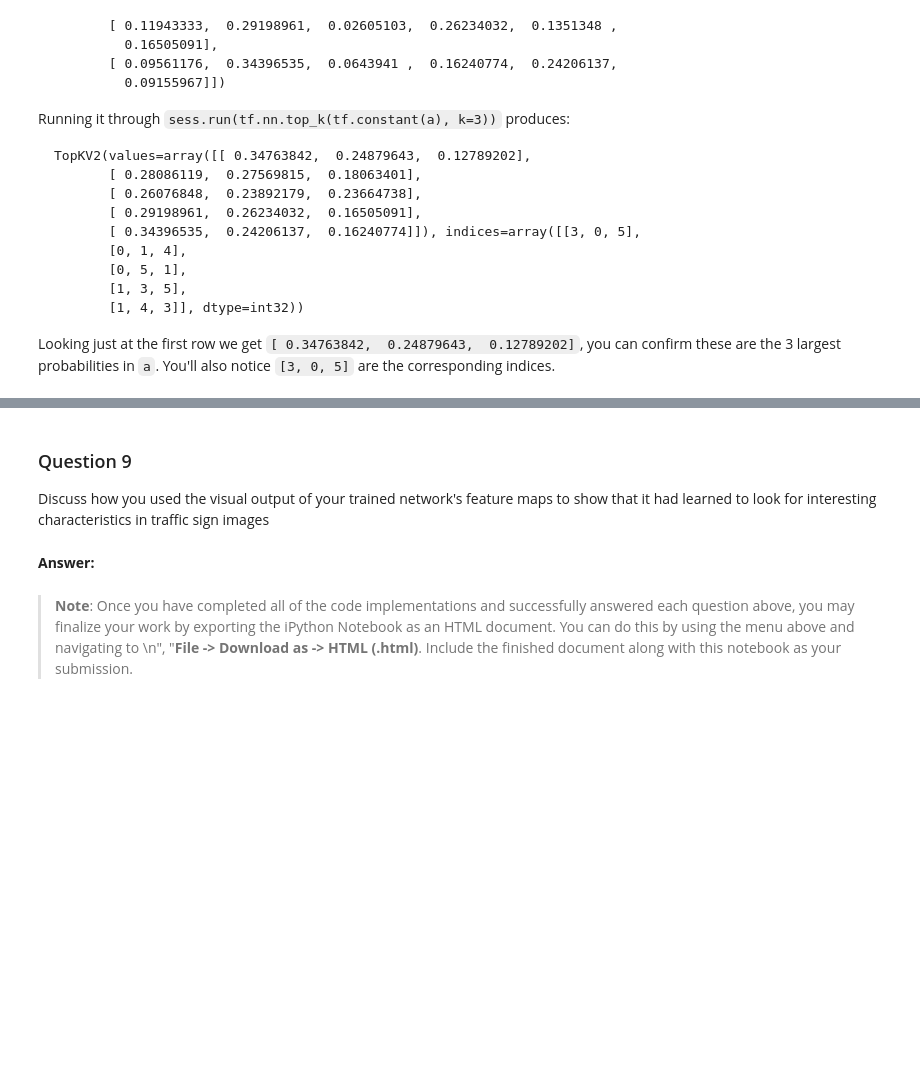
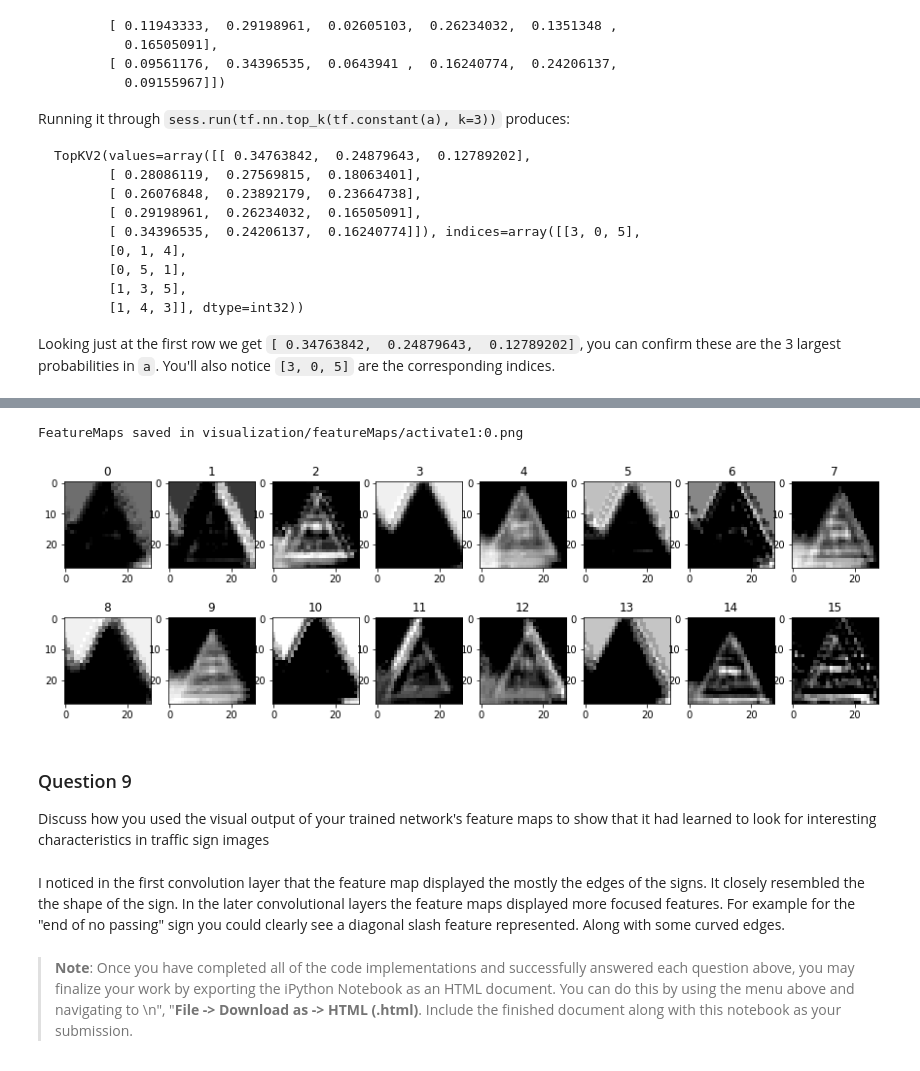
Before and after one commit to drzeinner/CarND-Traffic-Sign-Classifier-Project, a Jupyter notebook: Traffic_Sign_Classifier.ipynb, the cells around one changed output, grey strips where cells are left out. Saved outputs shown, nothing was run; the diff lists cells and outputs as text; code cells hidden in the pictures; blank space fills up the shorter version.

```diff
--- a/Traffic_Sign_Classifier.ipynb
+++ b/Traffic_Sign_Classifier.ipynb
@@ -154,3 +750,5 @@ You may find `signnames.csv` useful as it contains mappings from the class id (i
 ### Run the predictions here and use the model to output the prediction for each image.
 ### Make sure to pre-process the images with the same pre-processing pipeline used earlier.
 ### Feel free to use as many code cells as needed.
+pred, accuracy, softmax = classifyImages(loadTestImages(), [29, 28, 38, 17,13])
+print("Predictions:{}".format(pred))
@@ -253,9 +848,76 @@ def outputFeatureMap(image_input, tf_activation, activation_min=-1, activation_m
+# %%
+# ------------------------------------------------------------------------------------------
+# Outputs the feature maps for a particular image
+#
+# param     image           The image to get feature maps for
+# param     featureMaps     Array of feature maps to get
+#
+def outputFeatureMap(image, featureMaps, activation_min=-1, activation_max=-1, plt_num=1):
+
+    with tf.Session() as sess:
+        sess.run(tf.global_variables_initializer())
+        plt.imsave('visualization/featureMaps/featureMapOrig.png', image.reshape(32, 32))
+        for featureName in featureMaps:
+            tf_activation = sess.graph.get_tensor_by_name(featureName)
+            activation = tf_activation.eval(session=sess, feed_dict={x: [image], keep_prob: dropOutProb,
+                                                                     regScalar: regScalarValue})
+            featuremaps = activation.shape[-1]
+            plt.figure(plt_num, figsize=(15, 15))
+            for featuremap in range(featuremaps):
+                plt.subplot(6, 8, featuremap + 1)  # sets the number of feature maps to show on each row and column
+                plt.title('' + str(featuremap))  # displays the feature map number
+                if activation_min != -1 & activation_max != -1:
+                    plt.imshow(activation[0, :, :, featuremap], interpolation="nearest", vmin=activation_min,
+                               vmax=activation_max, cmap="gray")
+                elif activation_max != -1:
+                    plt.imshow(activation[0, :, :, featuremap], interpolation="nearest", vmax=activation_max,
+                               cmap="gray")
+                elif activation_min != -1:
+                    plt.imshow(activation[0, :, :, featuremap], interpolation="nearest", vmin=activation_min,
+                               cmap="gray")
+                else:
+                    plt.imshow(activation[0, :, :, featuremap], interpolation="nearest", cmap="gray")
+            featureMapsFileName = 'visualization/featureMaps/' + featureName + '.png'
+            plt.savefig(featureMapsFileName)
+            print("FeatureMaps saved in {}".format(featureMapsFileName))
+
+
+# -----------------------------------------------------------------
+# Evaluate the missed classifications
+#
+def evaluateMisses(testData):
+    features, labels = testData['features'], testData['labels']
+
+    with tf.Session() as sess:
+        sess.run(tf.global_variables_initializer())
+        prediction = sess.graph.get_tensor_by_name('prediction:0')
+        correct_answer = sess.graph.get_tensor_by_name('correct_answer:0')
+        correct_prediction = sess.graph.get_tensor_by_name('correct_prediction:0')
+        pred = sess.run(prediction, feed_dict={x: features, keep_prob: 1.0, regScalar: 0.0})
+        answer = sess.run(correct_answer, feed_dict={y: labels, keep_prob: 1.0, regScalar: 0.0})
+        correct = sess.run(correct_prediction, feed_dict={x:features, y:labels, keep_prob:1.0, regScalar:0})
+        incorrectIndices = np.where(correct == False)[0]
+        # print("Prediction:{} Answer:{}".format(pred, answer))
+        print("Num Incorrect:{}/{}".format(incorrectIndices.shape, features.shape[0]))
+        print("predictions:{}".format(pred[incorrectIndices]))
+        print("=====================================================")
+        print("answers:{}".format(answer[incorrectIndices]))
+        print("=====================================================")
+        print("indices:{}".format(incorrectIndices))
+
+        displayImageGrid(features, incorrectIndices, 'incorrectPredictions.png', numCols=12)
+
+# evaluateMisses(validData)
+outputFeatureMap(X_trainp[0], featureMaps=['activate1:0'])#, 'activate2:0', 'activate3:0'])
+# %% [output]
+FeatureMaps saved in visualization/featureMaps/activate1:0.png
+[figure, added]
 # %% [markdown]
 ### Question 9
 
 Discuss how you used the visual output of your trained network's feature maps to show that it had learned to look for interesting characteristics in traffic sign images
-# %% [markdown]
-**Answer:**
+# %% [markdown]
+I noticed in the first convolution layer that the feature map displayed the mostly the edges of the signs. It closely resembled the the shape of the sign. In the later convolutional layers the feature maps displayed more focused features. For example for the "end of no passing" sign you could clearly see a diagonal slash feature represented. Along with some curved edges.
 # %% [markdown]
 > **Note**: Once you have completed all of the code implementations and successfully answered each question above, you may finalize your work by exporting the iPython Notebook as an HTML document. You can do this by using the menu above and navigating to  \n",
     "**File -> Download as -> HTML (.html)**. Include the finished document along with this notebook as your submission.
```
Also changed, not shown: parts of 17 cells of this notebook, 19 other files.
